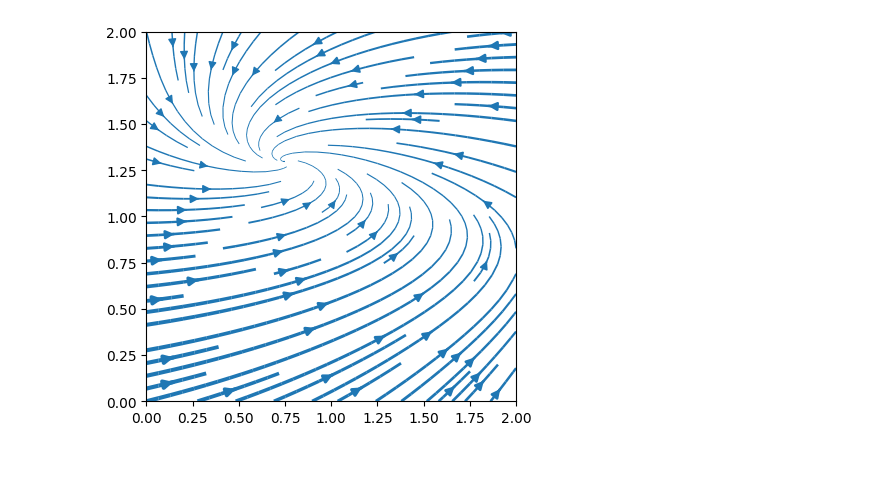
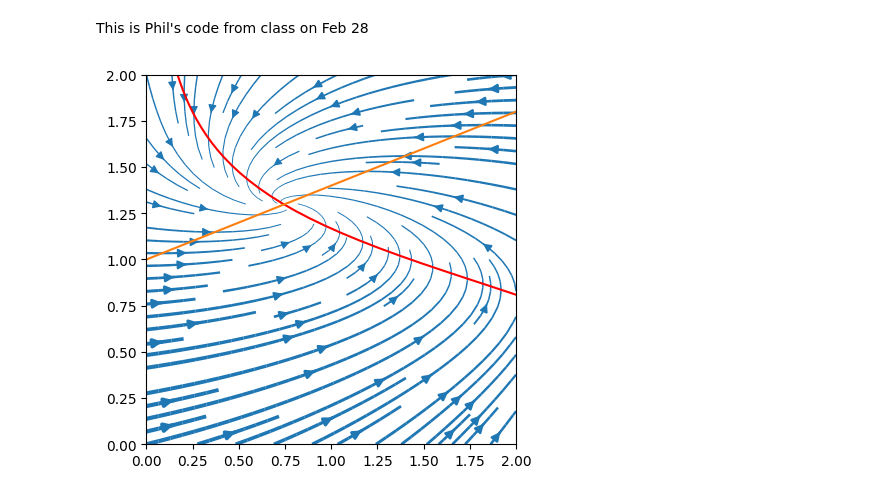
Before and after one commit to TC-Wheel/modeling_biological_systems, a Jupyter notebook: class_work/plot_phase_portrait.ipynb, the cells around one changed output. Drawn from its saved outputs; the diff is of its cells as text; code cells hidden in the pictures; blank space fills up the shorter version.

Commit message:
finish nullcline plots

```diff
--- a/class_work/plot_phase_portrait.ipynb
+++ b/class_work/plot_phase_portrait.ipynb
@@ -1,3 +1,5 @@
+# %% [markdown]
+This is Phil's code from class on Feb 28
 # %%
 import numpy as np
 import matplotlib.pyplot as plt
@@ -52,31 +54,65 @@ def plot_flow_field(ODE, u_range, v_range, n_grid=100):
     ax = plt.axes()
 
     # Set up u,v space
     u = np.linspace(u_range[0], u_range[1], n_grid)
     v = np.linspace(v_range[0], v_range[1], n_grid)
     uu, vv = np.meshgrid(u, v)
+    #how does this work ^^ ?
+    """it's giving you points cross a plane?"""
+    #uu is columns and vv is rows
+
 
     # Compute derivatives
+    """This is the direction of the arrows... ?"""
     u_vel = np.empty_like(uu)
     v_vel = np.empty_like(vv)
     for i in range(uu.shape[0]):
         for j in range(uu.shape[1]):
             u_vel[i,j], v_vel[i,j] = ODE(np.array([uu[i,j], vv[i,j]]), None)
 
     # Compute speed
+    """this is the line thickness"""
     speed = np.sqrt(u_vel**2 + v_vel**2)
 
     # Make linewidths proportional to speed, with minimal line width of 0.5 and max of 3
     lw = 0.5 + 2.5 * speed / speed.max()
 
     # Make stream plot
     ax.streamplot(uu, vv, u_vel, v_vel, linewidth=lw, arrowsize=1.2, density=1)#, color='thistle')
 
     return ax
 
 
 ax = plot_flow_field(chem_rxn_network, (0,2), (0,2))
 ax.set_aspect('equal')
+
+
+
+
+#THIS IS MY ADDED CODE TO PLOT THE NULLCLINES:
+
+#make the nullcline matrix
+# Parameters
+k1 = 20
+k2 = 5
+K = 1
+k3 = 5
+k4 = 5
+k5 = 2
+n = 4
+
+#nullcline 1
+s2  = np.linspace(0,2)
+s1 = (k1/(1+(s2/K)**n))* (1/(k3+k5))
+ax.plot(s1, s2, color='r')
+#nullcline 2
+s1 = np.linspace(0,2)
+s2 = (k2+k5*s1) / k4
+ax.plot(s1,s2)
+
+#limit the shape of the plot
+plt.axis([0,2,0,2])
+
 plt.show()
 # %% [output]
-[figure, old version]
+[figure, new version]
```
